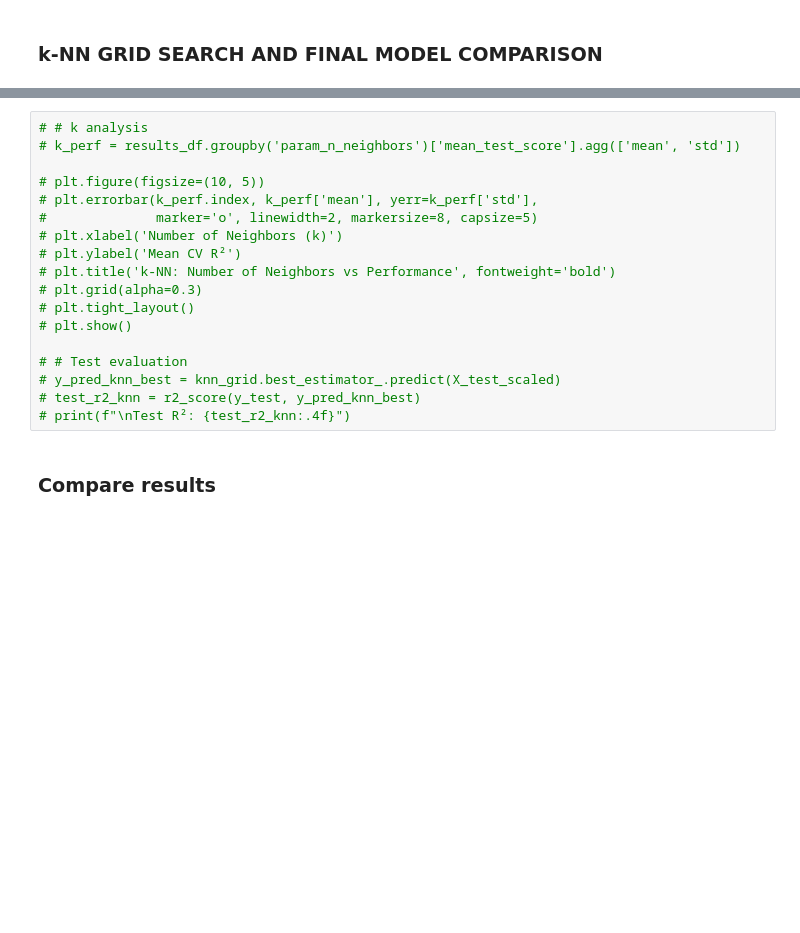
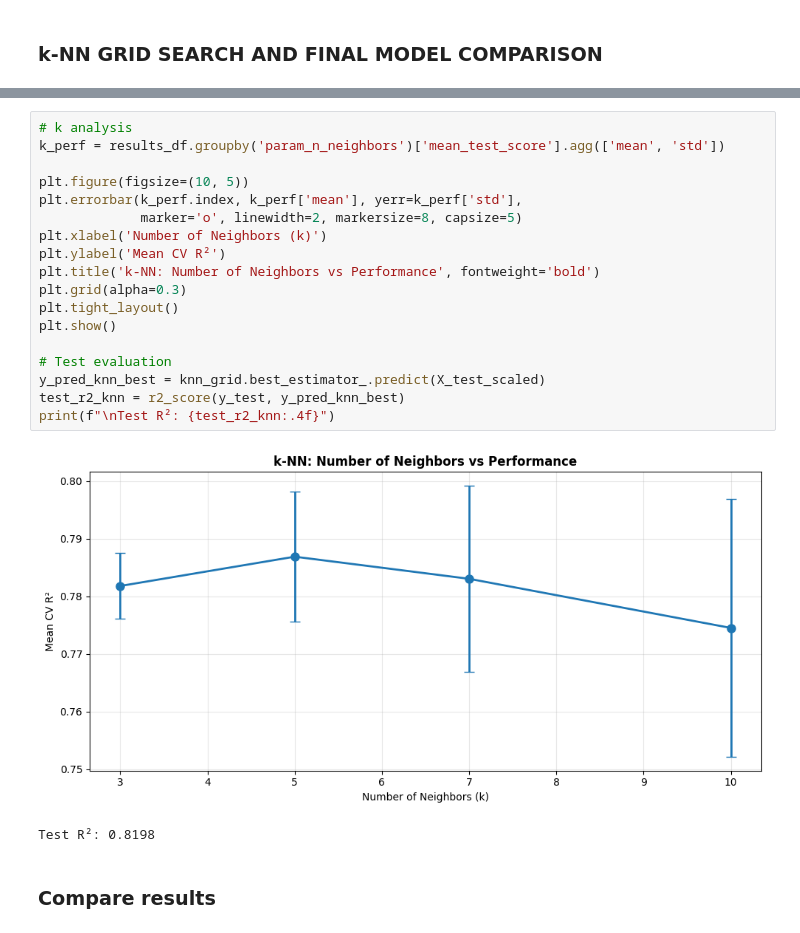
Before and after one commit to ian-shade/Autotrader-Cars-Price-Predictions-ML, a Jupyter notebook: ml_project.ipynb, the cells around one changed output, grey strips where cells are left out. Drawn from its saved outputs; the diff is of its cells as text; blank space fills up the shorter version.

```diff
--- a/ml_project.ipynb
+++ b/ml_project.ipynb
@@ -857,21 +875,24 @@ Overfit gap: 0.0173
 # %%
-# # k analysis
-# k_perf = results_df.groupby('param_n_neighbors')['mean_test_score'].agg(['mean', 'std'])
+# k analysis
+k_perf = results_df.groupby('param_n_neighbors')['mean_test_score'].agg(['mean', 'std'])
 
-# plt.figure(figsize=(10, 5))
-# plt.errorbar(k_perf.index, k_perf['mean'], yerr=k_perf['std'],
-#              marker='o', linewidth=2, markersize=8, capsize=5)
-# plt.xlabel('Number of Neighbors (k)')
-# plt.ylabel('Mean CV R²')
-# plt.title('k-NN: Number of Neighbors vs Performance', fontweight='bold')
-# plt.grid(alpha=0.3)
-# plt.tight_layout()
-# plt.show()
+plt.figure(figsize=(10, 5))
+plt.errorbar(k_perf.index, k_perf['mean'], yerr=k_perf['std'],
+             marker='o', linewidth=2, markersize=8, capsize=5)
+plt.xlabel('Number of Neighbors (k)')
+plt.ylabel('Mean CV R²')
+plt.title('k-NN: Number of Neighbors vs Performance', fontweight='bold')
+plt.grid(alpha=0.3)
+plt.tight_layout()
+plt.show()
 
-# # Test evaluation
-# y_pred_knn_best = knn_grid.best_estimator_.predict(X_test_scaled)
-# test_r2_knn = r2_score(y_test, y_pred_knn_best)
-# print(f"\nTest R²: {test_r2_knn:.4f}")
+# Test evaluation
+y_pred_knn_best = knn_grid.best_estimator_.predict(X_test_scaled)
+test_r2_knn = r2_score(y_test, y_pred_knn_best)
+print(f"\nTest R²: {test_r2_knn:.4f}")
+# %% [output]
+[figure, added]
+Test R²: 0.8198
 # %% [markdown]
 ### Compare results
 # %%
```
Also changed, not shown: parts of 8 cells of this notebook.
